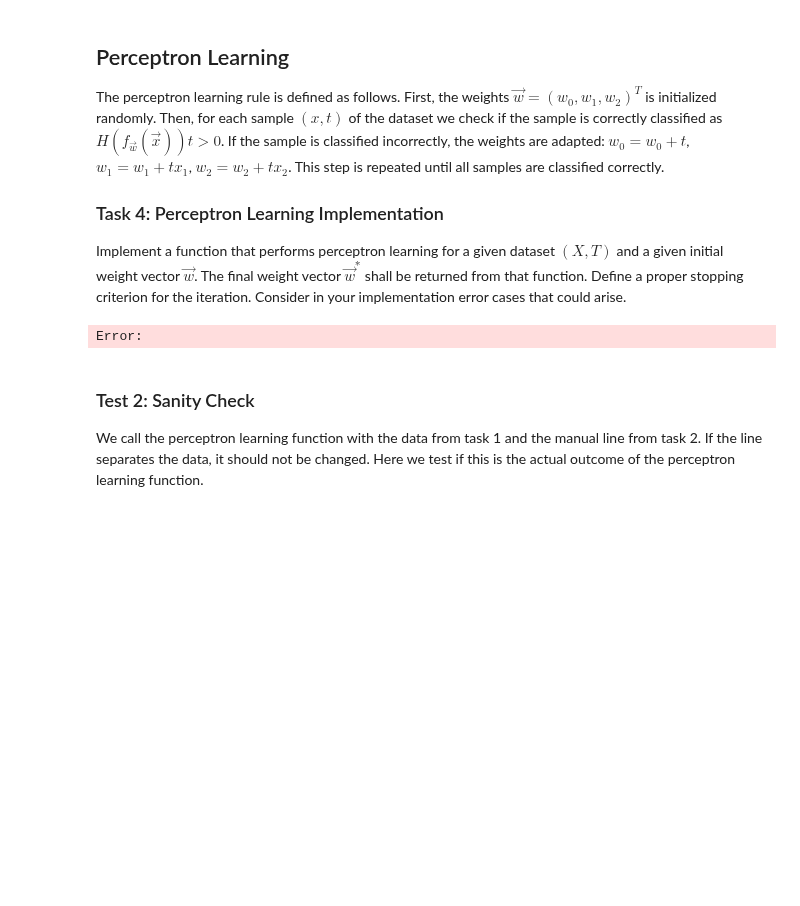
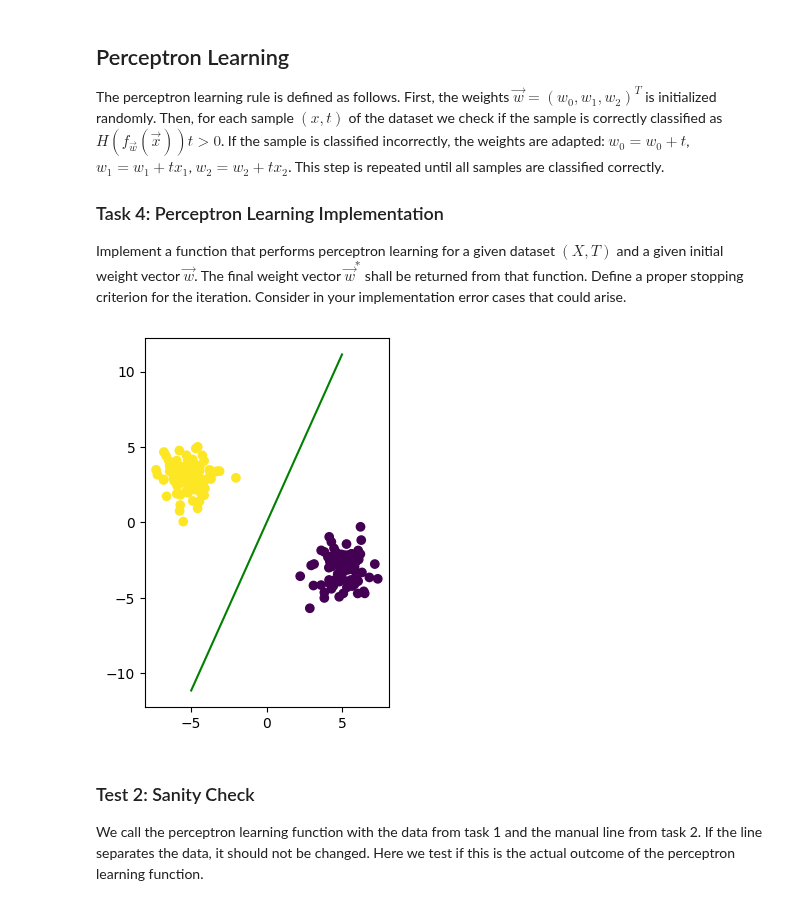
Before and after one commit to danielbarco/deeplearning, a Jupyter notebook: Assignment01.ipynb, the cells around one changed output. Saved outputs shown, nothing was run; the diff lists cells and outputs as text; code cells hidden in the pictures; blank space fills up the shorter version.

```diff
--- a/Assignment01.ipynb
+++ b/Assignment01.ipynb
@@ -121,8 +144,6 @@ Error:
 
 The perceptron is defined as the Adaline $$a = f_{\vec w}(\vec x)$$ that is thresholded using the sign function $$\mathrm{sign}(a) = \begin{cases} +1 &\text{if } a \geq 0\\ -1 & \text{otherwise.}\end{cases}$$
 Implement a function that computes and returns the perceptron for a given data point $\vec x$ and line parameters $\vec w$.
-# %%
-x = np.array([2, -1, 0])
 # %%
 def perceptron(x, w):
 
@@ -146,18 +167,40 @@ Implement a function that performs perceptron learning for a given dataset $(X,T
 The final weight vector $\vec w^*$ shall be returned from that function.
 Define a proper stopping criterion for the iteration.
 Consider in your implementation error cases that could arise.
-# %%
-def perceptron_learning(X, T, w):
-  # first, make a copy of your weights
-  w_star = ...
-
-  # then, iterate over the data and perform perceptron learning
-  ...
-
-  # finally, return the optimal weights
-  return w_star
-# %% [output]
-Error:
+# %%
+def perceptron_learning(X, T, w, n_training_steps = 200):
+  # first, make a copy of your weights
+  w_star = w.copy()
+
+  # plot the vector on a 2D plane
+  plt.scatter(mu_pos[0], mu_pos[1], color='green')
+  plt.scatter(mu_neg[0], mu_neg[1], color='red')
+  plt.scatter(X[:,1], X[:,2], c= T)
+
+  # then, iterate over the data and perform perceptron learning
+  permutation = np.random.permutation(n_training_steps)
+  for p in permutation:
+    point = X[p]
+    prediction = perceptron(X[p], w_star)
+    ground_truth = T[p]
+    if prediction != ground_truth:
+      w_star = ground_truth * point + w_star
+
+  # y_pred = w_star[0] * X[p][0] + w_star[1] * X[p][1]
+  plt.plot(x, - w_star[1] / w_star[2] * x,  'g')
+  # show the plot
+  ax = plt.gca()
+  ax.set_aspect('equal', adjustable='box')
+  plt.show()
+
+  # finally, return the optimal weights
+  return w_star
+# %%
+w_manual = np.array([ 0,0,0])
+# %%
+w_star = perceptron_learning(X, T, w_manual)
+# %% [output]
+[figure, added]
 # %% [markdown]
 ### Test 2: Sanity Check
 
```
Also changed, not shown: parts of 14 cells of this notebook.
